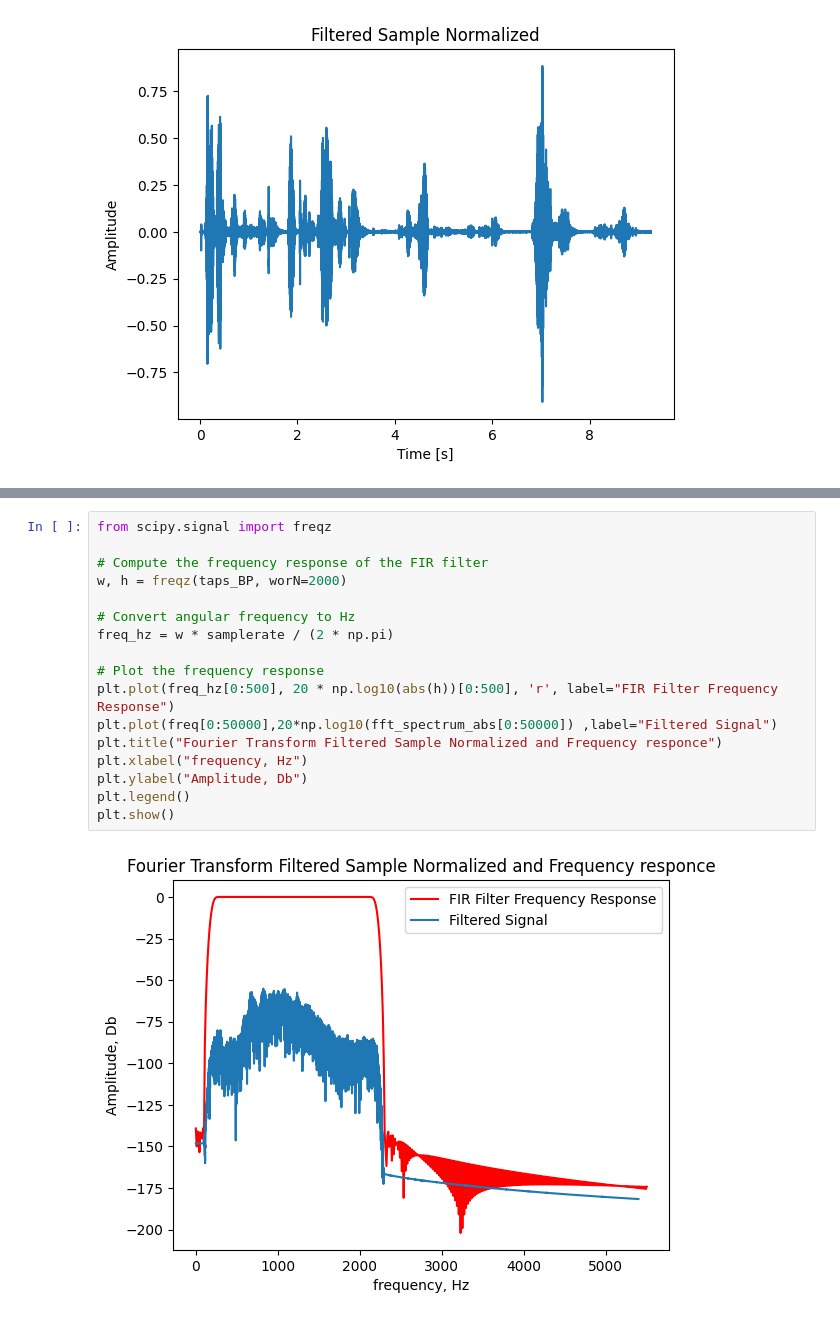
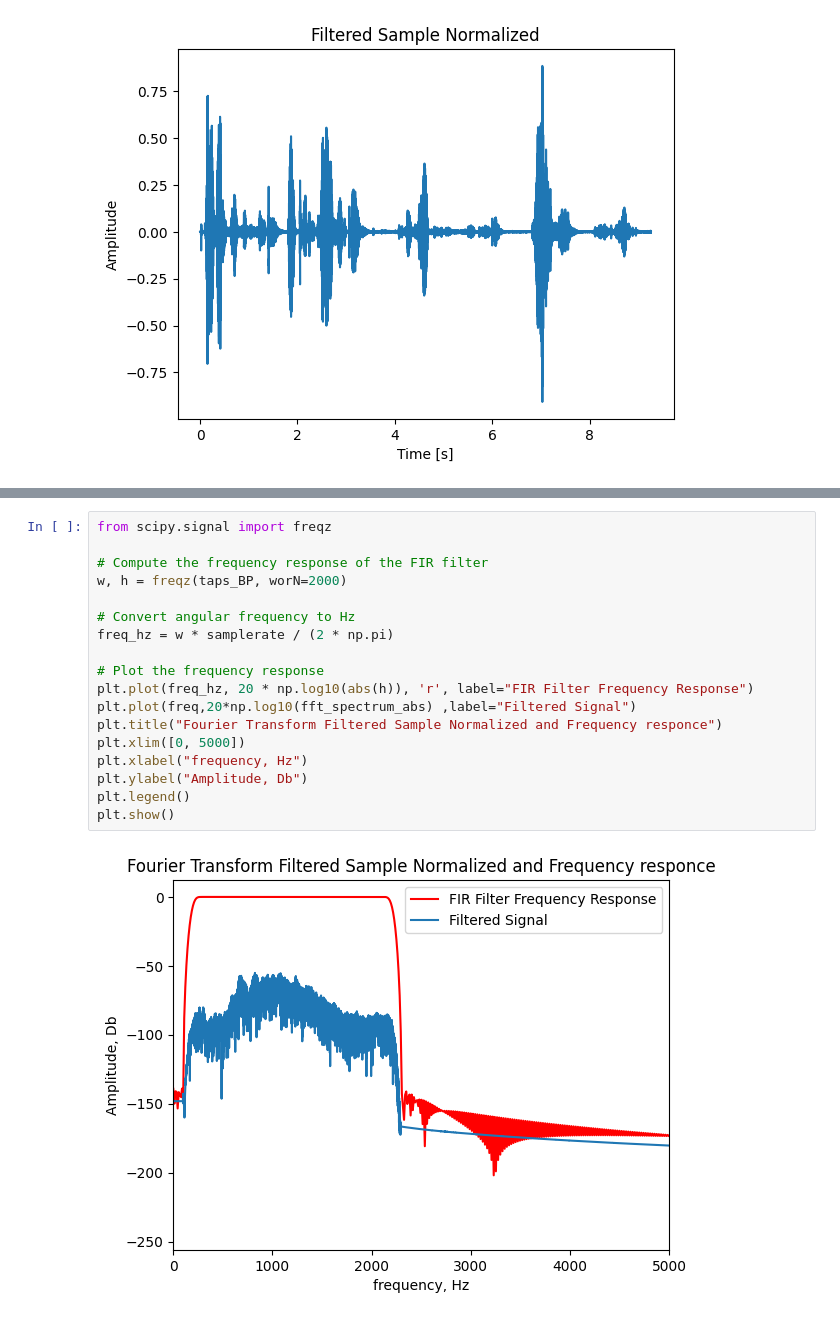
Before and after one commit to Vicoj/FIR_Filter_Lab, a Jupyter notebook: Lab1_FIR/FIR.ipynb, the cells around one changed output, grey strips where cells are left out. Drawn from its saved outputs; the diff is of its cells as text.

```diff
--- a/Lab1_FIR/FIR.ipynb
+++ b/Lab1_FIR/FIR.ipynb
@@ -101,22 +105,23 @@ plt.show()
 # %%
 from scipy.signal import freqz
 
 # Compute the frequency response of the FIR filter
 w, h = freqz(taps_BP, worN=2000)
 
 # Convert angular frequency to Hz
 freq_hz = w * samplerate / (2 * np.pi)
 
 # Plot the frequency response
-plt.plot(freq_hz[0:500], 20 * np.log10(abs(h))[0:500], 'r', label="FIR Filter Frequency Response")
-plt.plot(freq[0:50000],20*np.log10(fft_spectrum_abs[0:50000]) ,label="Filtered Signal")
+plt.plot(freq_hz, 20 * np.log10(abs(h)), 'r', label="FIR Filter Frequency Response")
+plt.plot(freq,20*np.log10(fft_spectrum_abs) ,label="Filtered Signal")
 plt.title("Fourier Transform Filtered Sample Normalized and Frequency responce")
+plt.xlim([0, 5000])
 plt.xlabel("frequency, Hz")
 plt.ylabel("Amplitude, Db")
 plt.legend()
 plt.show()
 # %% [output]
-[figure, old version]
+[figure, new version]
 # %%
 import time
 
```
Also changed, not shown: parts of 5 cells of this notebook.
